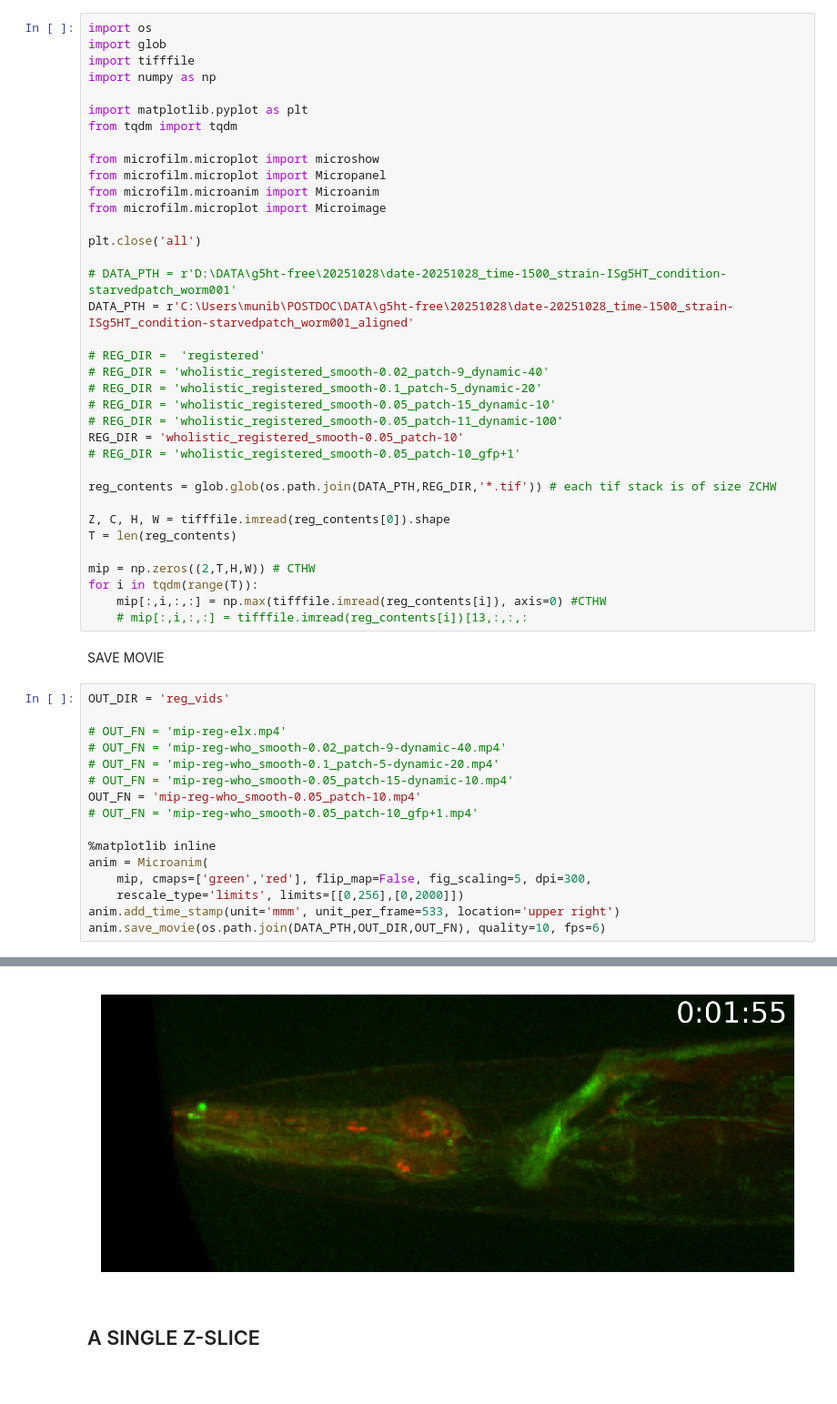
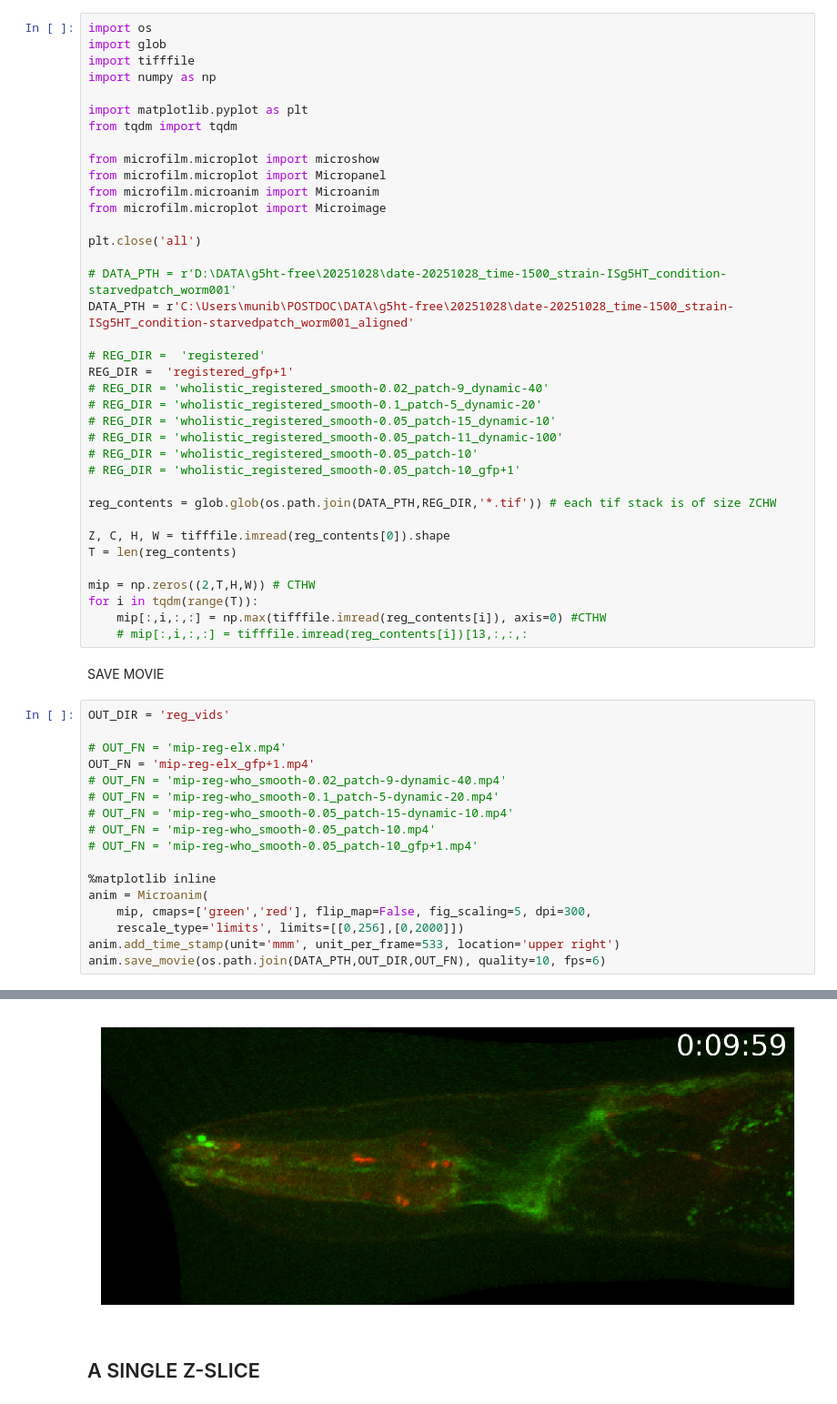
Before and after one commit to MunibH/g5ht-pipeline, a Jupyter notebook: reg_microfilm.ipynb, the cells around one changed output, grey strips where cells are left out. Shown at 91% size. Cells and saved outputs as stored; diff of their text form.

```diff
--- a/reg_microfilm.ipynb
+++ b/reg_microfilm.ipynb
@@ -256,11 +367,12 @@ plt.close('all')
 DATA_PTH = r'C:\Users\munib\POSTDOC\DATA\g5ht-free\20251028\date-20251028_time-1500_strain-ISg5HT_condition-starvedpatch_worm001_aligned'
 
 # REG_DIR =  'registered'
+REG_DIR =  'registered_gfp+1'
 # REG_DIR = 'wholistic_registered_smooth-0.02_patch-9_dynamic-40'
 # REG_DIR = 'wholistic_registered_smooth-0.1_patch-5_dynamic-20'
 # REG_DIR = 'wholistic_registered_smooth-0.05_patch-15_dynamic-10'
 # REG_DIR = 'wholistic_registered_smooth-0.05_patch-11_dynamic-100'
-REG_DIR = 'wholistic_registered_smooth-0.05_patch-10'
+# REG_DIR = 'wholistic_registered_smooth-0.05_patch-10'
 # REG_DIR = 'wholistic_registered_smooth-0.05_patch-10_gfp+1'
 
 reg_contents = glob.glob(os.path.join(DATA_PTH,REG_DIR,'*.tif')) # each tif stack is of size ZCHW
@@ -277,22 +389,23 @@ SAVE MOVIE
 # %%
 OUT_DIR = 'reg_vids'
 
 # OUT_FN = 'mip-reg-elx.mp4'
+OUT_FN = 'mip-reg-elx_gfp+1.mp4'
 # OUT_FN = 'mip-reg-who_smooth-0.02_patch-9-dynamic-40.mp4'
 # OUT_FN = 'mip-reg-who_smooth-0.1_patch-5-dynamic-20.mp4'
 # OUT_FN = 'mip-reg-who_smooth-0.05_patch-15-dynamic-10.mp4'
-OUT_FN = 'mip-reg-who_smooth-0.05_patch-10.mp4'
+# OUT_FN = 'mip-reg-who_smooth-0.05_patch-10.mp4'
 # OUT_FN = 'mip-reg-who_smooth-0.05_patch-10_gfp+1.mp4'
 
 %matplotlib inline
 anim = Microanim(
     mip, cmaps=['green','red'], flip_map=False, fig_scaling=5, dpi=300,
     rescale_type='limits', limits=[[0,256],[0,2000]])
 anim.add_time_stamp(unit='mmm', unit_per_frame=533, location='upper right')
 anim.save_movie(os.path.join(DATA_PTH,OUT_DIR,OUT_FN), quality=10, fps=6)
 # %% [output]
 IMAGEIO FFMPEG_WRITER WARNING: input image is not divisible by macro_block_size=16, resizing from (1500, 600) to (1504, 608) to ensure video compatibility with most codecs and players. To prevent resi ...
-[figure, old version]
+[figure, new version]
 # %% [markdown]
 ## A SINGLE Z-SLICE
 # %% [markdown]
```
Also changed, not shown: parts of 10 cells of this notebook, 1 other file.
